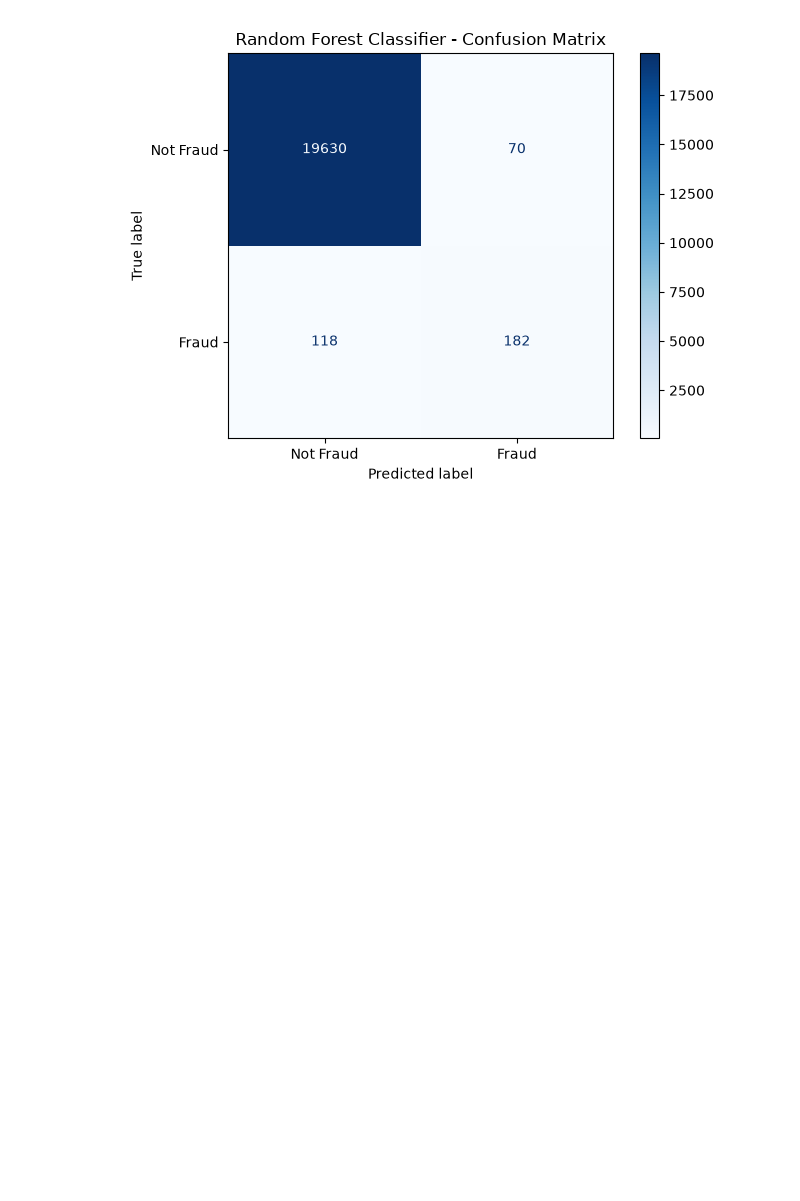
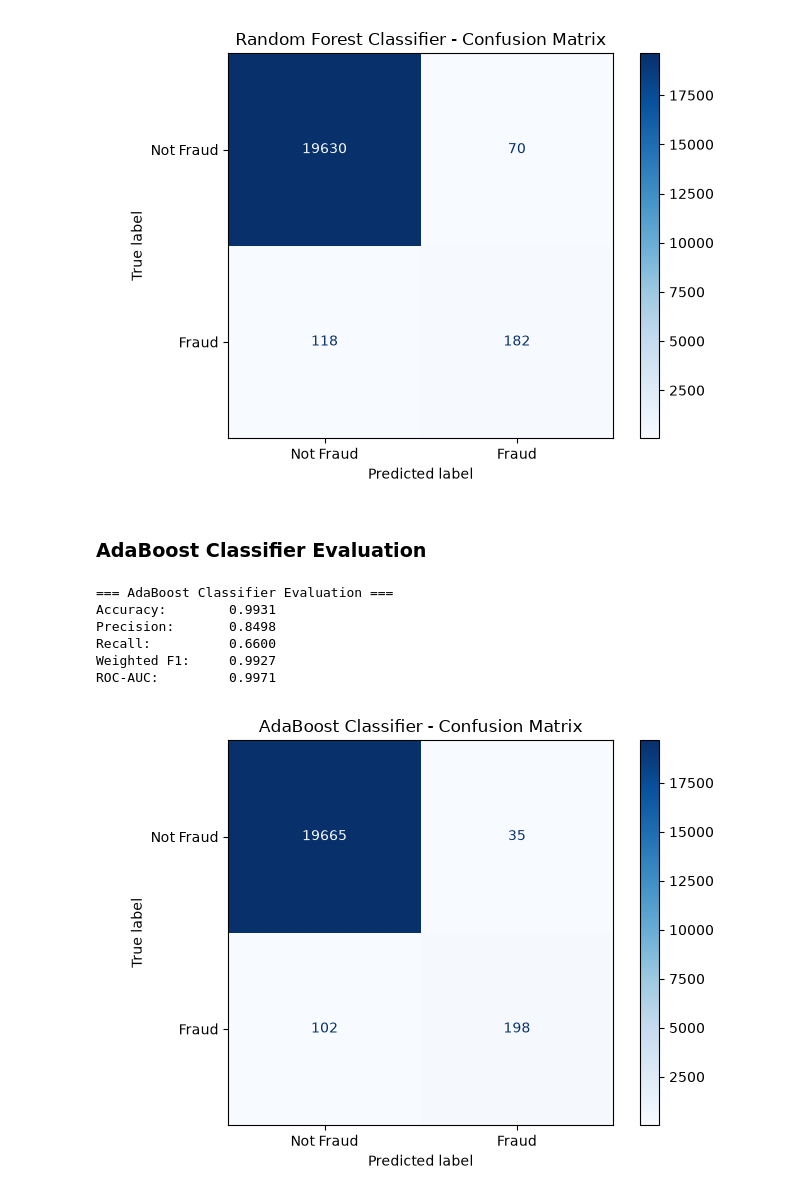
Before and after one commit to anish435/ML_capstone_project, a Jupyter notebook: notebooks/classification.ipynb, the cells around one changed output. Saved outputs shown, nothing was run; the diff lists cells and outputs as text; code cells hidden in the pictures; blank space fills up the shorter version.

```diff
--- a/notebooks/classification.ipynb
+++ b/notebooks/classification.ipynb
@@ -1661,6 +1799,35 @@ Recall:          0.6067
 Weighted F1:     0.9902
 ROC-AUC:         0.9943
 [figure]
+# %% [markdown]
+### AdaBoost Classifier Evaluation
+# %%
+from sklearn.metrics import accuracy_score, precision_score, recall_score, f1_score, roc_auc_score, confusion_matrix, ConfusionMatrixDisplay
+
+# Calculate mandatory evaluation metrics for AdaBoost Classifier
+cm_ada = confusion_matrix(y_test, y_pred_ada)
+
+print("=== AdaBoost Classifier Evaluation ===")
+print(f"Accuracy:        {acc_ada:.4f}")
+print(f"Precision:       {prec_ada:.4f}")
+print(f"Recall:          {rec_ada:.4f}")
+print(f"Weighted F1:     {f1_ada:.4f}")
+print(f"ROC-AUC:         {auc_ada:.4f}")
+
+# Display Confusion Matrix with clear Not Fraud / Fraud labels
+disp_ada = ConfusionMatrixDisplay(confusion_matrix=cm_ada, display_labels=['Not Fraud', 'Fraud'])
+disp_ada.plot(cmap='Blues', values_format='d')
+plt.title("AdaBoost Classifier - Confusion Matrix")
+plt.grid(False)
+plt.show()
+# %% [output]
+=== AdaBoost Classifier Evaluation ===
+Accuracy:        0.9931
+Precision:       0.8498
+Recall:          0.6600
+Weighted F1:     0.9927
+ROC-AUC:         0.9971
+[figure, added]
 # %% [markdown]
 ## Consolidated Comparison Table
 
```
Also changed, not shown: parts of 11 cells of this notebook, 1 other file.
